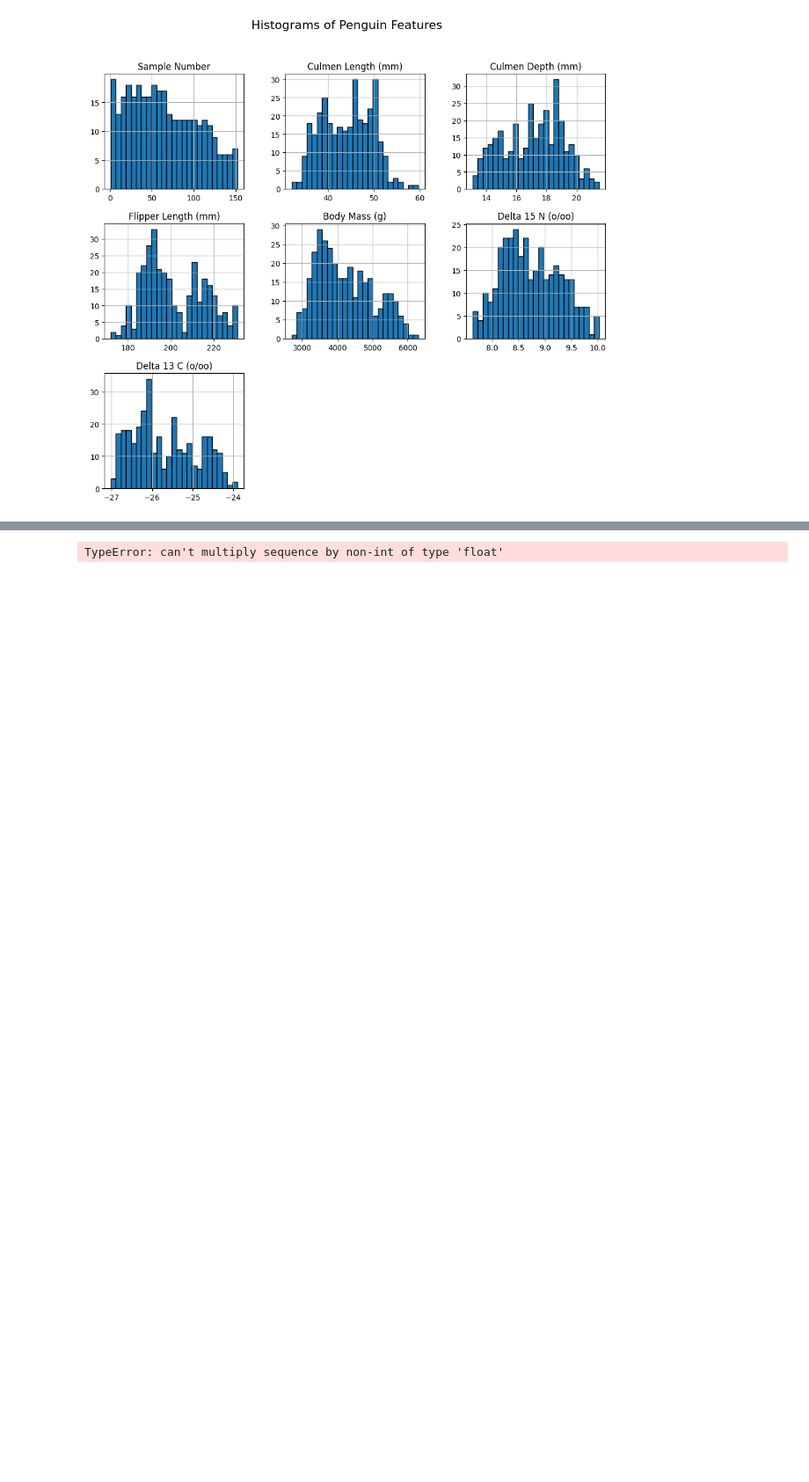
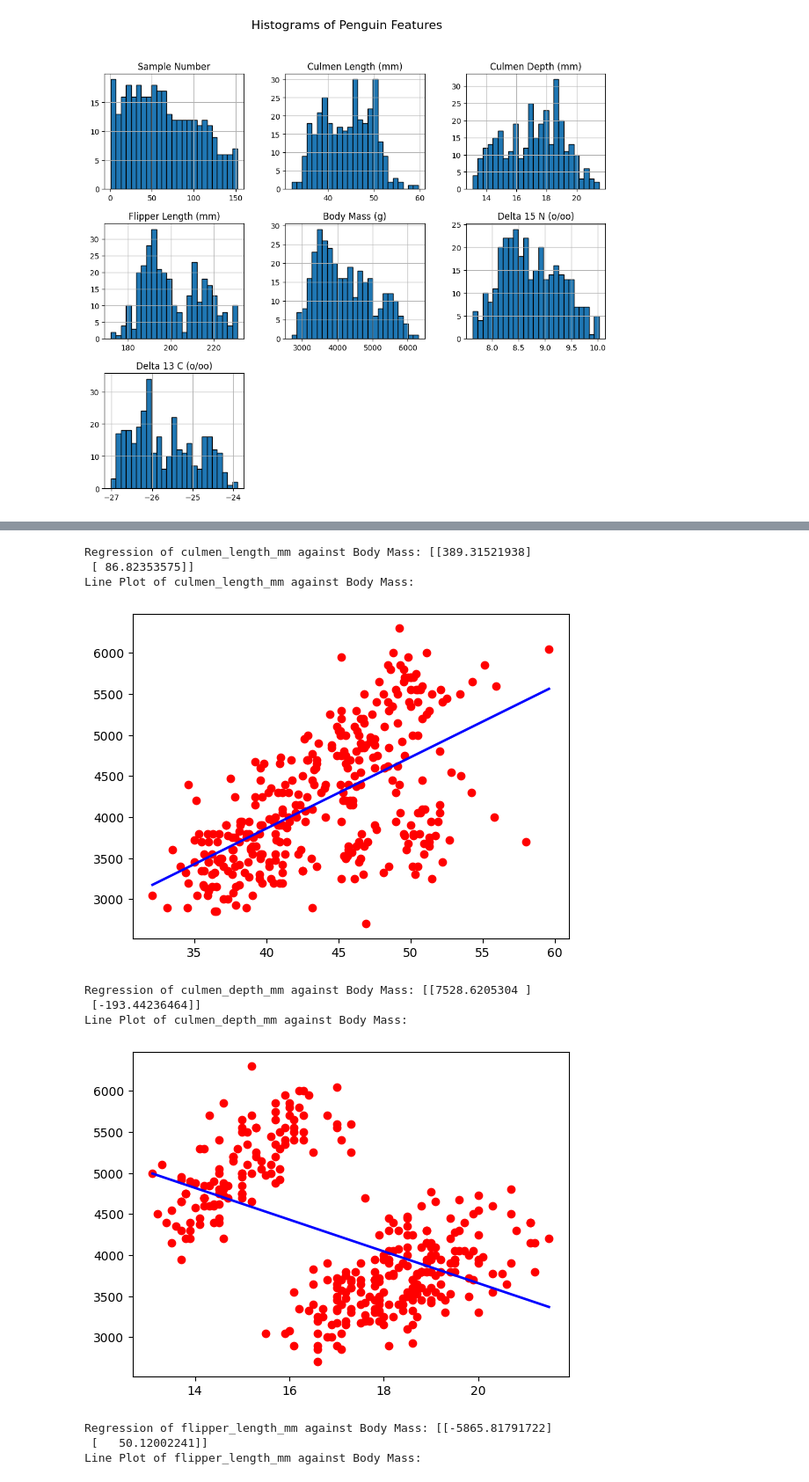
Before and after one commit to jaden-goh/coursework, a Jupyter notebook: machine learning and artificial intelligence/regression/linearRegression.ipynb, the cells around one changed output, grey strips where cells are left out. Shown: that part at 88% size. Drawn from its saved outputs; the diff is of its cells as text; code cells hidden in the pictures; blank space fills up the shorter version.

Commit message:
more regression

```diff
--- a/machine learning and artificial intelligence/regression/linearRegression.ipynb
+++ b/machine learning and artificial intelligence/regression/linearRegression.ipynb
@@ -82,11 +84,34 @@ def closedFormRegression(x, y):
     X = np.c_[np.ones(X.shape[0]), X] # creates a n x 2 array for multiplication
     a = np.linalg.inv(X.T @ X) @ X.T @ Y
 
-    print(f"Coefficients: {a}")
+    return a
+
+def plotLine(x, y, a):
+    plt.scatter(x, y, color="red", label='Data')
+
+    xLine = np.linspace(x.min(), x.max(), 100).reshape(-1, 1)
+    XLine = np.c_[np.ones(xLine.shape[0]), xLine]
+    yLine = XLine @ a
+
+    plt.plot(xLine, yLine, color='blue', linewidth=2, label="Regression Line")
+    plt.show()
 # %%
 columns = mass.columns.values
 for column in columns:
-    if column != "body_mass_g" and mass[column].dtype in (''):
-        closedFormRegression(mass[column], mass["body_mass_g"])
+    if column != "body_mass_g" and mass[column].dtypes in ['int64', 'float64']:
+        coefficients = closedFormRegression(mass[column], mass["body_mass_g"])
+        print(f"Regression of {column} against Body Mass: {coefficients}")
+        print(f"Line Plot of {column} against Body Mass:")
+        plotLine(mass[column], mass["body_mass_g"], coefficients)
 # %% [output]
-TypeError: can't multiply sequence by non-int of type 'float'
+Regression of culmen_length_mm against Body Mass: [[389.31521938]
+ [ 86.82353575]]
+Line Plot of culmen_length_mm against Body Mass:
+[figure, added]
+Regression of culmen_depth_mm against Body Mass: [[7528.6205304 ]
+ [-193.44236464]]
+Line Plot of culmen_depth_mm against Body Mass:
+[figure, added]
+Regression of flipper_length_mm against Body Mass: [[-5865.81791722]
+ [   50.12002241]]
+Line Plot of flipper_length_mm against Body Mass:
```
Also changed, not shown: parts of 9 cells of this notebook.
